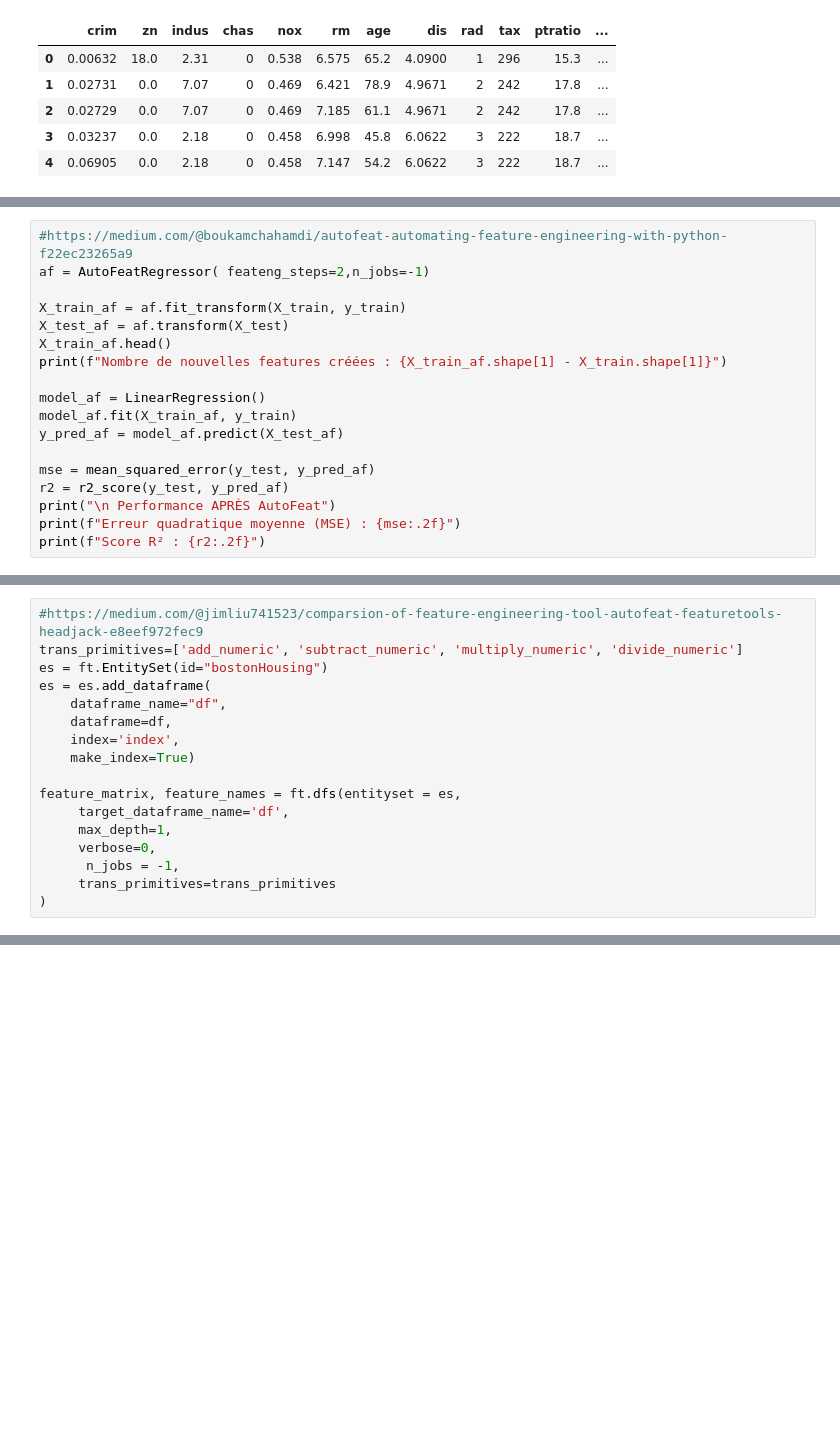
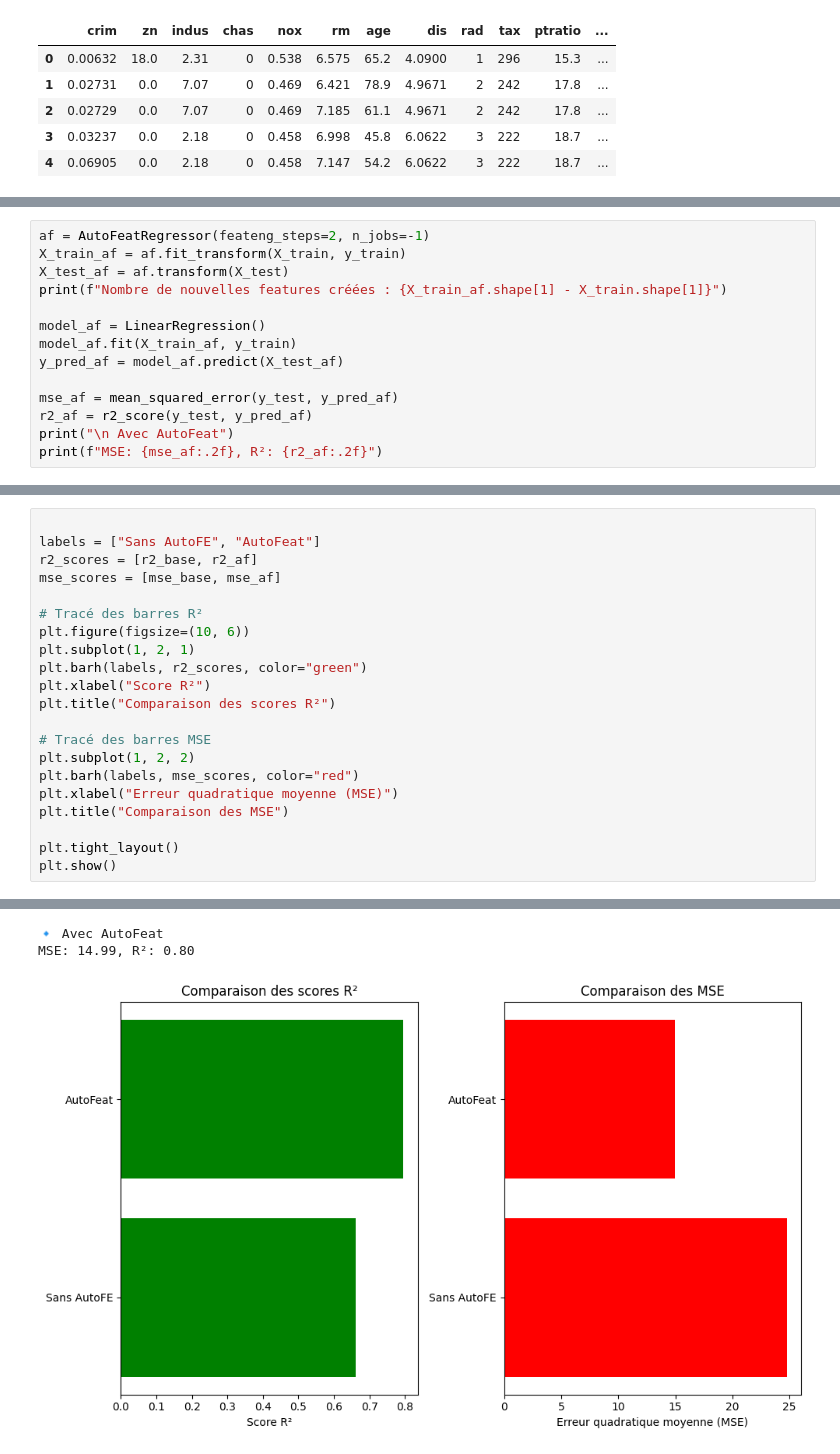
Before and after one commit to kiswayODG/AutoFE, a Jupyter notebook: bostonHousing.ipynb, the cells around one changed output, grey strips where cells are left out. Drawn from its saved outputs; the diff is of its cells as text; blank space fills up the shorter version.

```diff
--- a/bostonHousing.ipynb
+++ b/bostonHousing.ipynb
@@ -56,19 +63,15 @@ Score R² : 0.66
 # %%
-#https://medium.com/@boukamchahamdi/autofeat-automating-feature-engineering-with-python-f22ec23265a9
-af = AutoFeatRegressor( feateng_steps=2,n_jobs=-1)
-
+af = AutoFeatRegressor(feateng_steps=2, n_jobs=-1)
 X_train_af = af.fit_transform(X_train, y_train)
 X_test_af = af.transform(X_test)
-X_train_af.head()
 print(f"Nombre de nouvelles features créées : {X_train_af.shape[1] - X_train.shape[1]}")
 
 model_af = LinearRegression()
 model_af.fit(X_train_af, y_train)
 y_pred_af = model_af.predict(X_test_af)
 
-mse = mean_squared_error(y_test, y_pred_af)
-r2 = r2_score(y_test, y_pred_af)
-print("\n Performance APRÈS AutoFeat")
-print(f"Erreur quadratique moyenne (MSE) : {mse:.2f}")
-print(f"Score R² : {r2:.2f}")
+mse_af = mean_squared_error(y_test, y_pred_af)
+r2_af = r2_score(y_test, y_pred_af)
+print("\n Avec AutoFeat")
+print(f"MSE: {mse_af:.2f}, R²: {r2_af:.2f}")
 # %% [output]
@@ -80,17 +82,22 @@ Score R² : 0.80
-# %%
-#https://medium.com/@jimliu741523/comparsion-of-feature-engineering-tool-autofeat-featuretools-headjack-e8eef972fec9
-trans_primitives=['add_numeric', 'subtract_numeric', 'multiply_numeric', 'divide_numeric']
-es = ft.EntitySet(id="bostonHousing")
-es = es.add_dataframe(
-    dataframe_name="df",
-    dataframe=df,
-    index='index',
-    make_index=True)
-
-feature_matrix, feature_names = ft.dfs(entityset = es,
-     target_dataframe_name='df',
-     max_depth=1,
-     verbose=0,
-      n_jobs = -1,
-     trans_primitives=trans_primitives
-)
+# %%
+
+labels = ["Sans AutoFE", "AutoFeat"]
+r2_scores = [r2_base, r2_af]
+mse_scores = [mse_base, mse_af]
+
+# Tracé des barres R²
+plt.figure(figsize=(10, 6))
+plt.subplot(1, 2, 1)
+plt.barh(labels, r2_scores, color="green")
+plt.xlabel("Score R²")
+plt.title("Comparaison des scores R²")
+
+# Tracé des barres MSE
+plt.subplot(1, 2, 2)
+plt.barh(labels, mse_scores, color="red")
+plt.xlabel("Erreur quadratique moyenne (MSE)")
+plt.title("Comparaison des MSE")
+
+plt.tight_layout()
+plt.show()
+# %% [output]
@@ -96,0 +106,3 @@ feature_matrix, feature_names = ft.dfs(entityset = es,
+🔹 Avec AutoFeat
+MSE: 14.99, R²: 0.80
+[figure, added]
```
Also changed, not shown: parts of 9 cells of this notebook, 1 other file.
